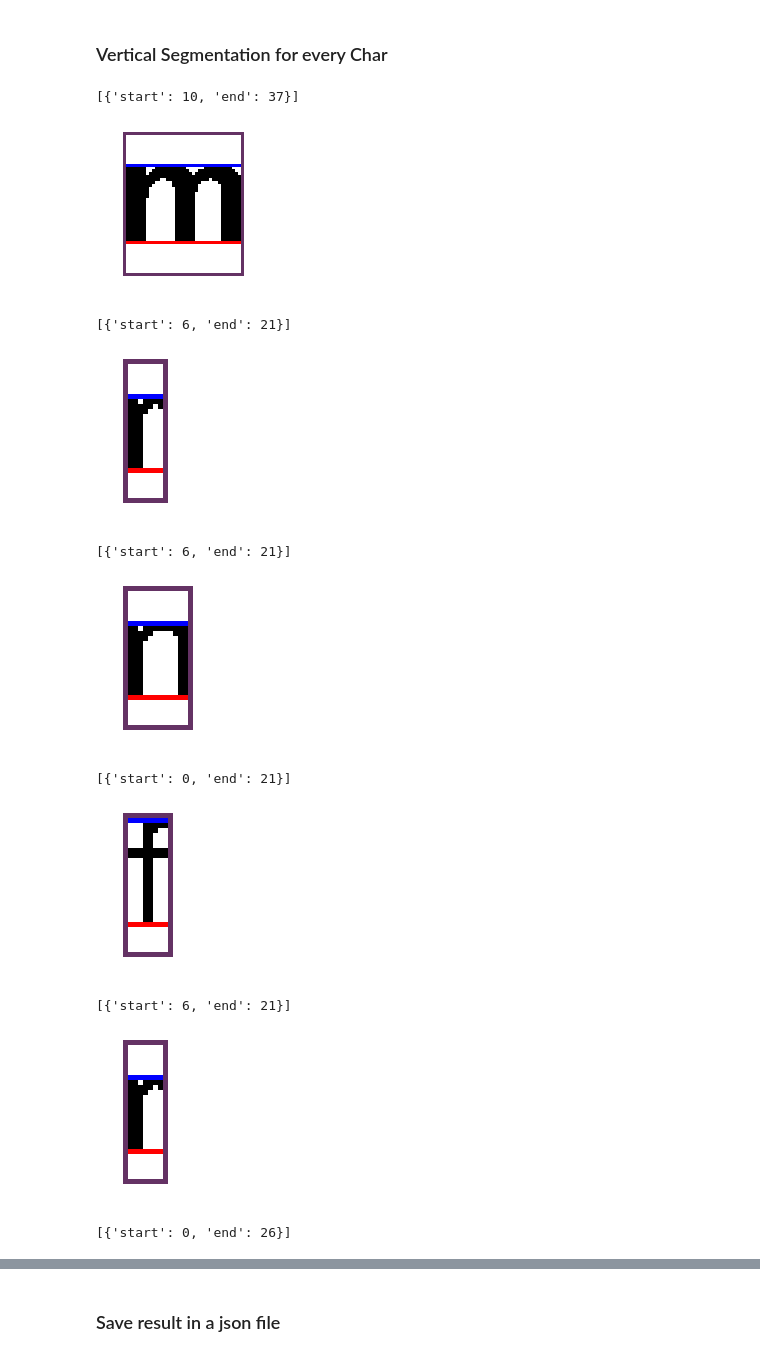
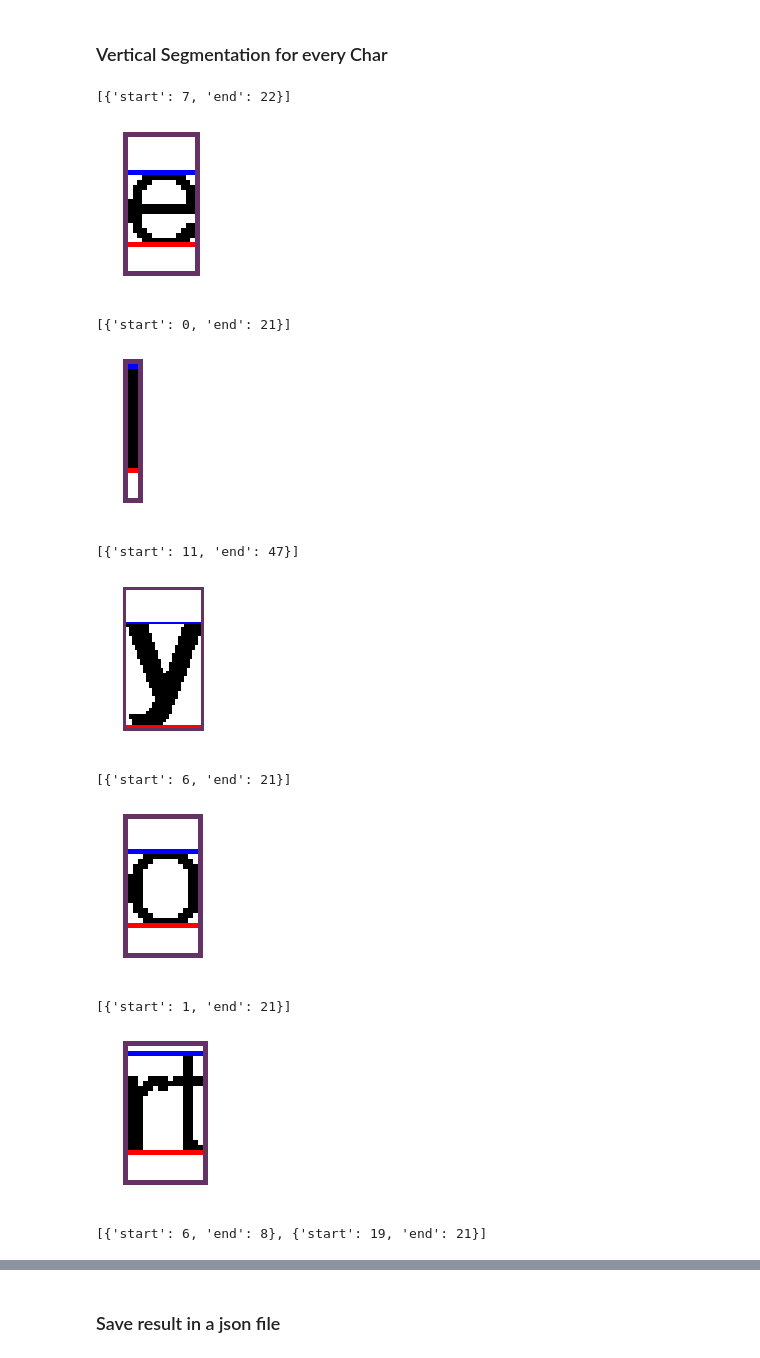
Before and after one commit to ghaiszaher/Image-Processing-OCR-Walsh, a Jupyter notebook: OCR_project/characters_segmentation.ipynb, the cells around one changed output, grey strips where cells are left out. Cells and saved outputs as stored; diff of their text form; code cells hidden in the pictures.

```diff
--- a/01_characters_segmentation.ipynb
+++ b/OCR_project/characters_segmentation.ipynb
@@ -62,7 +68,7 @@ plotimage(gray, 'GrayScale')
 # %% [markdown]
 ## Convert to Black and White
 # %%
-bw=gray_to_bw(gray, thresh)
+bw=1-gray_to_bw(gray, thresh)//255
 plotimage(bw, 'B&W', figsize=(15,15))
 # %% [output]
 [figure]
@@ -101,12 +107,12 @@ def draw_vert_lines(vert, lines):
     for line in lines:
         start = line['start']
         end = line['end']
-        cv2.line(vert, (0,start), (width,start), (0,0,255))
-        cv2.line(vert, (0,end), (width,end), (255,0,0))
+        cv2.line(vert, (0,start), (width,start), blue)
+        cv2.line(vert, (0,end), (width,end), red)
 # %%
 lines = vert_seg(bw)
-vert = bw.copy()
-vert=cv2.cvtColor(vert, cv2.COLOR_GRAY2RGB)
+vert = 255*bw.copy()
+vert = cv2.cvtColor(vert, cv2.COLOR_GRAY2RGB)
 draw_vert_lines(vert, lines)
 plotimage(vert, 'Vertical')
 # %% [output]
@@ -144,8 +150,8 @@ def draw_hor_lines(img, chars):
     for char in chars:
         char_start = char['start']
         char_end = char['end']
-        cv2.line(hor, (char_start,start), (char_start,end), (0,0,255))
-        cv2.line(hor, (char_end,start), (char_end,end), (255,0,0))
+        cv2.line(hor, (char_start,start), (char_start,end), blue)
+        cv2.line(hor, (char_end,start), (char_end,end), red)
 # %%
 i = 0
 start = 0
@@ -196,28 +202,28 @@ for line in lines:
 # %%
 for k in range(10):
     i = random.randint(0,len(lines)-1)
     line = lines[i]
     j = random.randint(0,len(line['chars'])-1)
     char = line['chars'][j]
 
-    img = bw[line['start']:line['end'],char['start']:char['end']]
+    img = 255*bw[line['start']:line['end'],char['start']:char['end']]
     img = cv2.cvtColor(img, cv2.COLOR_GRAY2BGR)
 
     draw_vert_lines(img, char['vertical_parts'])
 
-    img = draw_borders(img, color=(100,50,100))
+    img = draw_borders(img, color=violet)
 #     img = draw_borders(img, color=0)
     print(char['vertical_parts'])
     plotimage(img,'', (2,2))
 # %% [output]
-[{'start': 10, 'end': 37}]
+[{'start': 7, 'end': 22}]
-[figure, old version]
+[figure, new version]
-[{'start': 6, 'end': 21}]
+[{'start': 0, 'end': 21}]
-[figure, old version]
+[figure, new version]
-[{'start': 6, 'end': 21}]
+[{'start': 11, 'end': 47}]
-[figure, old version]
+[figure, new version]
-[{'start': 0, 'end': 21}]
+[{'start': 6, 'end': 21}]
-[figure, old version]
+[figure, new version]
-[{'start': 6, 'end': 21}]
+[{'start': 1, 'end': 21}]
-[figure, old version]
+[figure, new version]
-[{'start': 0, 'end': 26}]
+[{'start': 6, 'end': 8}, {'start': 19, 'end': 21}]
```
Also changed, not shown: parts of 8 cells of this notebook.
